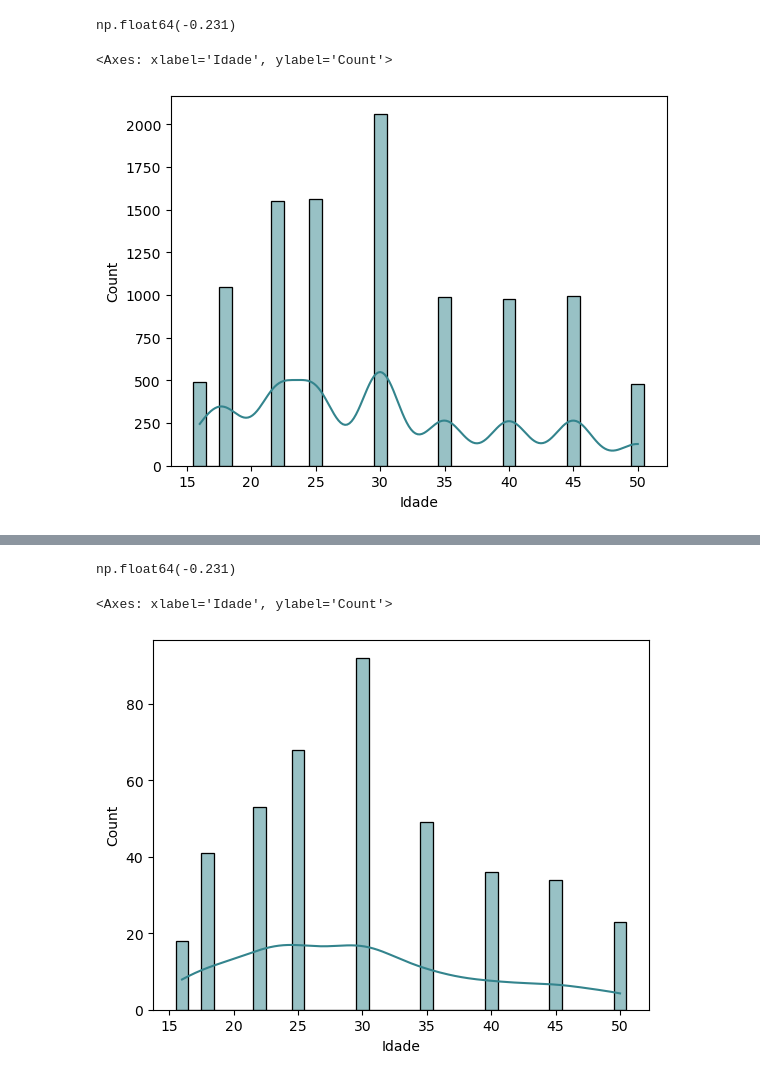
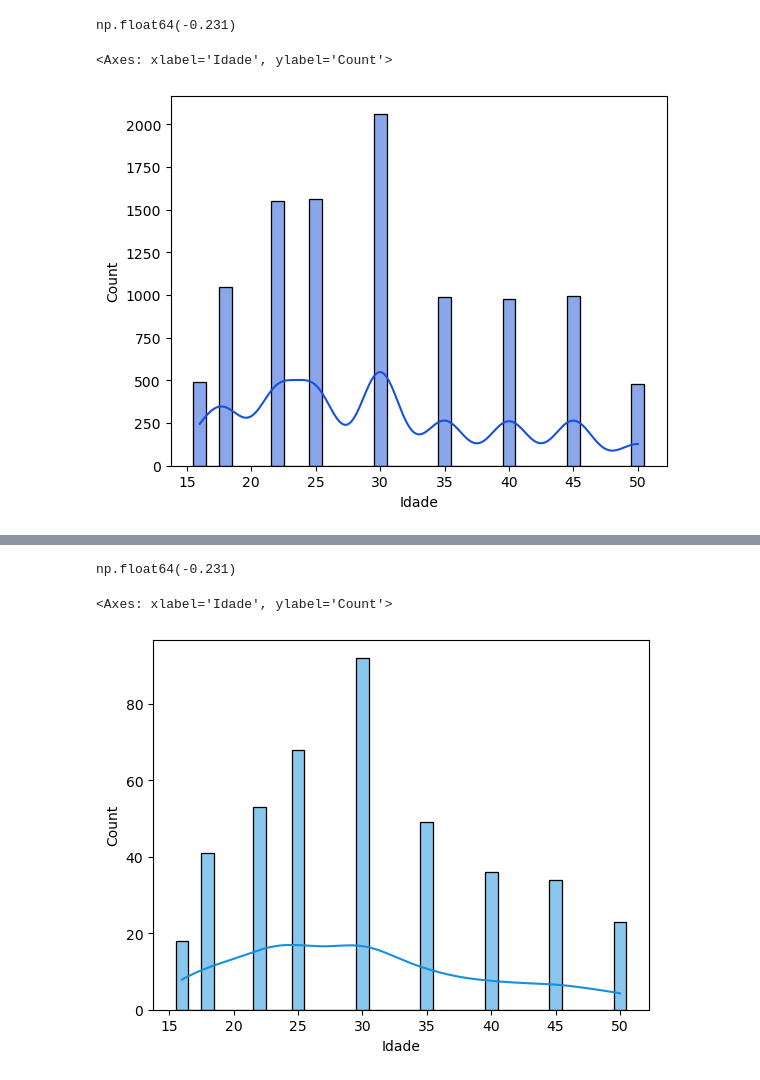
Before and after one commit to Diogonogueirasantos/Influencia-gerada-por-Redes-sociais, a Jupyter notebook: analise_exploratoria.ipynb, the cells around one changed output, grey strips where cells are left out. Cells and saved outputs as stored; diff of their text form; code cells hidden in the pictures.

```diff
--- a/analise_exploratoria.ipynb
+++ b/analise_exploratoria.ipynb
@@ -170,10 +200,10 @@ Coeficiente_Bowley_masculino.round(3)
 # %% [output]
 np.float64(-0.231)
 # %%
-sns.histplot(df_M, x=df['Idade'], kde=True, discrete=True, color='#33848D')
+sns.histplot(df_M, x=df['Idade'], kde=True, discrete=True, color='#1651DB')
 # %% [output]
 <Axes: xlabel='Idade', ylabel='Count'>
-[figure, old version]
+[figure, new version]
 # %%
 df_O = df.loc[df['Genero'] == 'Outro']
 # %%
@@ -205,10 +235,10 @@ Coeficiente_Bowley_outros.round(3)
 # %% [output]
 np.float64(-0.231)
 # %%
-sns.histplot(df_O, x=df_O['Idade'], kde=True, discrete=True, color='#33848D')
+sns.histplot(df_O, x=df_O['Idade'], kde=True, hue_order=df_O[''],discrete=True, color='#1690DB')
 # %% [output]
 <Axes: xlabel='Idade', ylabel='Count'>
-[figure, old version]
+[figure, new version]
 # %%
 from sklearn.preprocessing import OrdinalEncoder
 # %%
```
Also changed, not shown: parts of 5 cells of this notebook, 4 other files.
